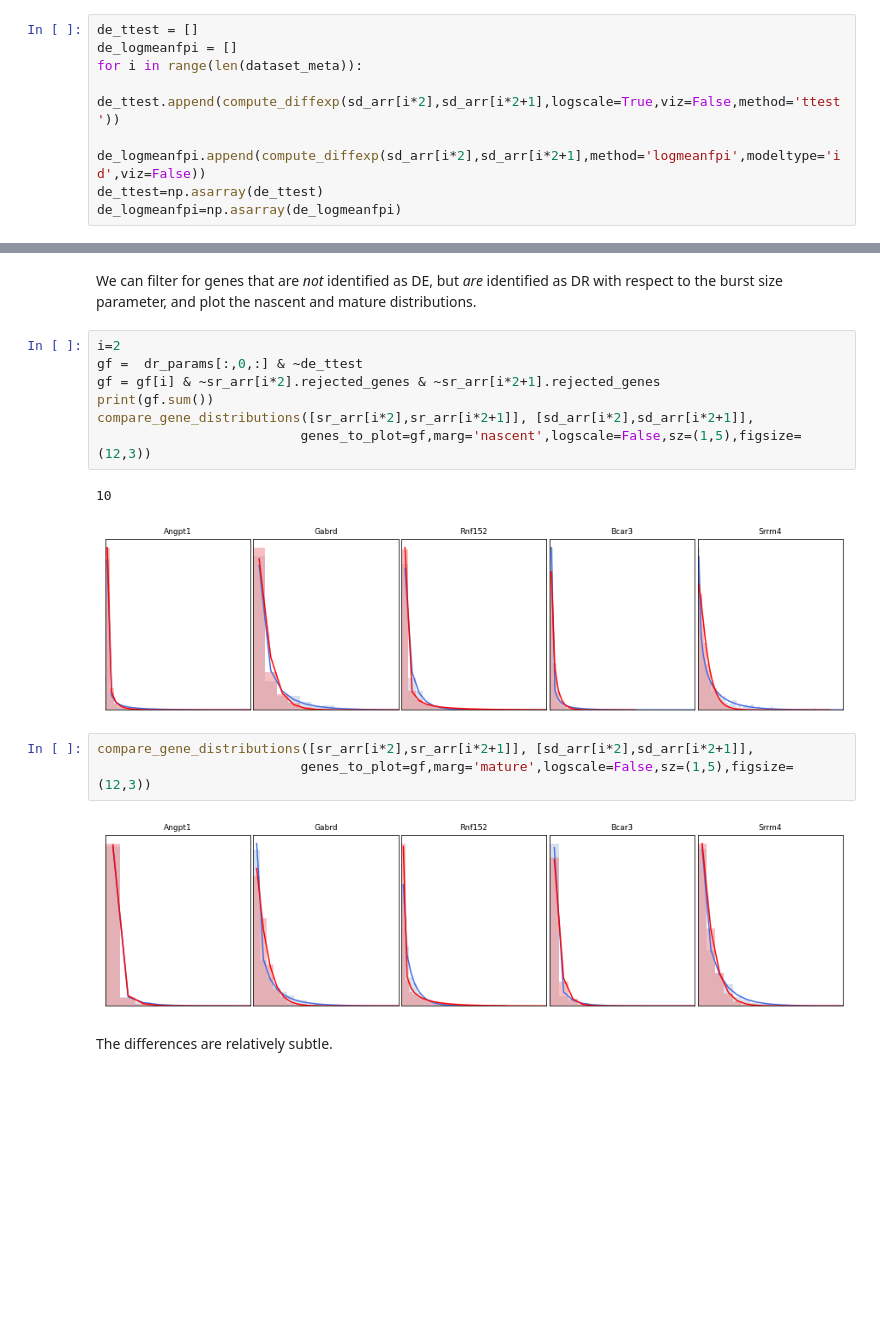
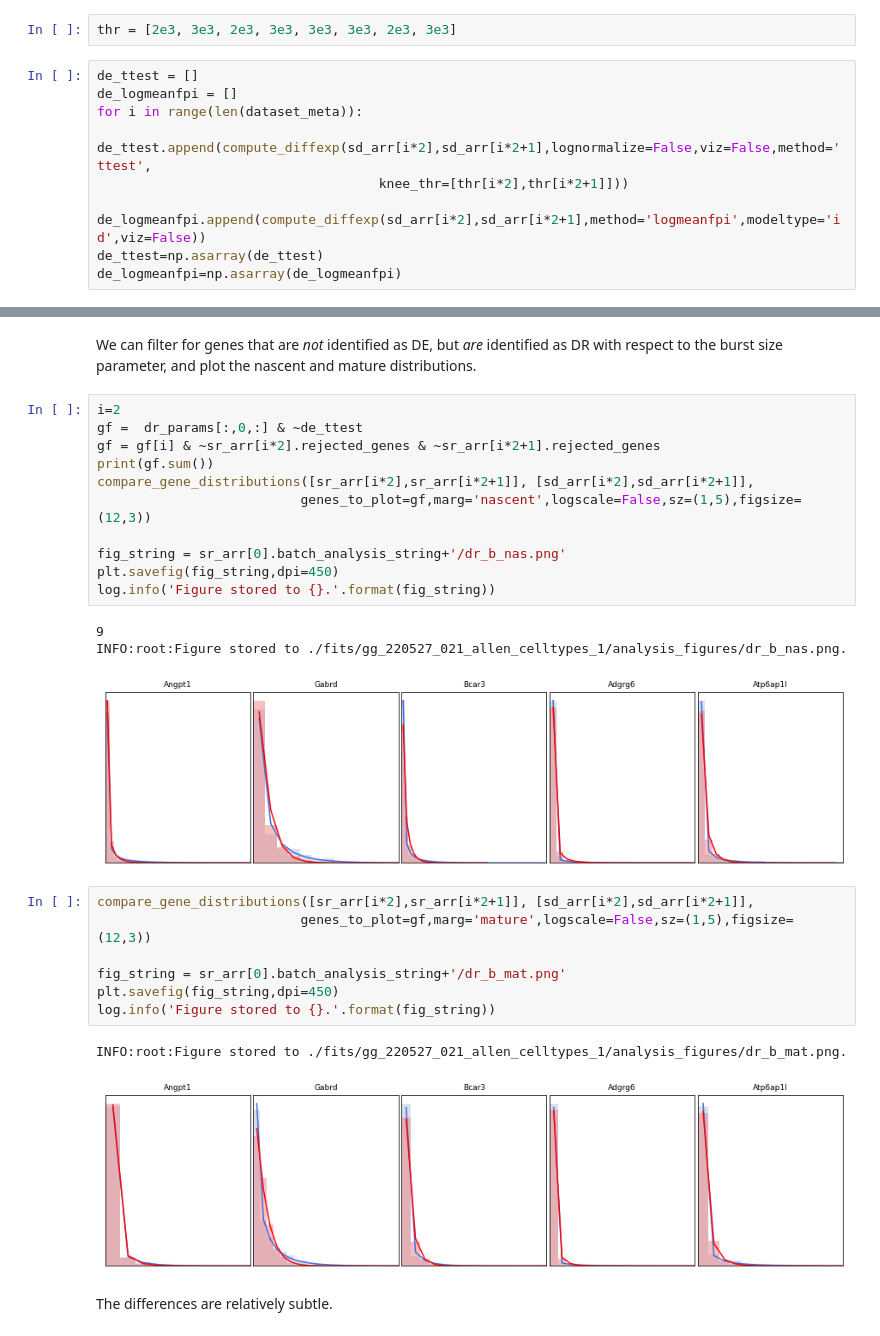
Before and after one commit to pachterlab/monod_examples, a Jupyter notebook: manuscript_computation/gg220529_allen_celltypes_de_analysis.ipynb, the cells around one changed output, grey strips where cells are left out. Drawn from its saved outputs; the diff is of its cells as text; blank space fills up the shorter version.

```diff
--- a/manuscript_computation/gg220529_allen_celltypes_de_analysis.ipynb
+++ b/manuscript_computation/gg220529_allen_celltypes_de_analysis.ipynb
@@ -258,8 +258,11 @@ Alternatively, we can find differentially expressed genes by a $t$-test and an a
+# %%
+thr = [2e3, 3e3, 2e3, 3e3, 3e3, 3e3, 2e3, 3e3]
 # %%
 de_ttest = []
 de_logmeanfpi = []
 for i in range(len(dataset_meta)):
-    de_ttest.append(compute_diffexp(sd_arr[i*2],sd_arr[i*2+1],logscale=True,viz=False,method='ttest'))
+    de_ttest.append(compute_diffexp(sd_arr[i*2],sd_arr[i*2+1],lognormalize=False,viz=False,method='ttest',
+                                    knee_thr=[thr[i*2],thr[i*2+1]]))
     de_logmeanfpi.append(compute_diffexp(sd_arr[i*2],sd_arr[i*2+1],method='logmeanfpi',modeltype='id',viz=False))
 de_ttest=np.asarray(de_ttest)
 de_logmeanfpi=np.asarray(de_logmeanfpi)
@@ -291,14 +294,24 @@ gf = gf[i] & ~sr_arr[i*2].rejected_genes & ~sr_arr[i*2+1].rejected_genes
 print(gf.sum())
 compare_gene_distributions([sr_arr[i*2],sr_arr[i*2+1]], [sd_arr[i*2],sd_arr[i*2+1]],
                           genes_to_plot=gf,marg='nascent',logscale=False,sz=(1,5),figsize=(12,3))
+
+fig_string = sr_arr[0].batch_analysis_string+'/dr_b_nas.png'
+plt.savefig(fig_string,dpi=450)
+log.info('Figure stored to {}.'.format(fig_string))
 # %% [output]
-10
+9
+INFO:root:Figure stored to ./fits/gg_220527_021_allen_celltypes_1/analysis_figures/dr_b_nas.png.
-[figure, old version]
+[figure, new version]
 # %%
 compare_gene_distributions([sr_arr[i*2],sr_arr[i*2+1]], [sd_arr[i*2],sd_arr[i*2+1]],
                           genes_to_plot=gf,marg='mature',logscale=False,sz=(1,5),figsize=(12,3))
+
+fig_string = sr_arr[0].batch_analysis_string+'/dr_b_mat.png'
+plt.savefig(fig_string,dpi=450)
+log.info('Figure stored to {}.'.format(fig_string))
 # %% [output]
+INFO:root:Figure stored to ./fits/gg_220527_021_allen_celltypes_1/analysis_figures/dr_b_mat.png.
-[figure, old version]
+[figure, new version]
 # %% [markdown]
 The differences are relatively subtle.
 # %%
```
Also changed, not shown: parts of 7 cells of this notebook, 1 other file.
